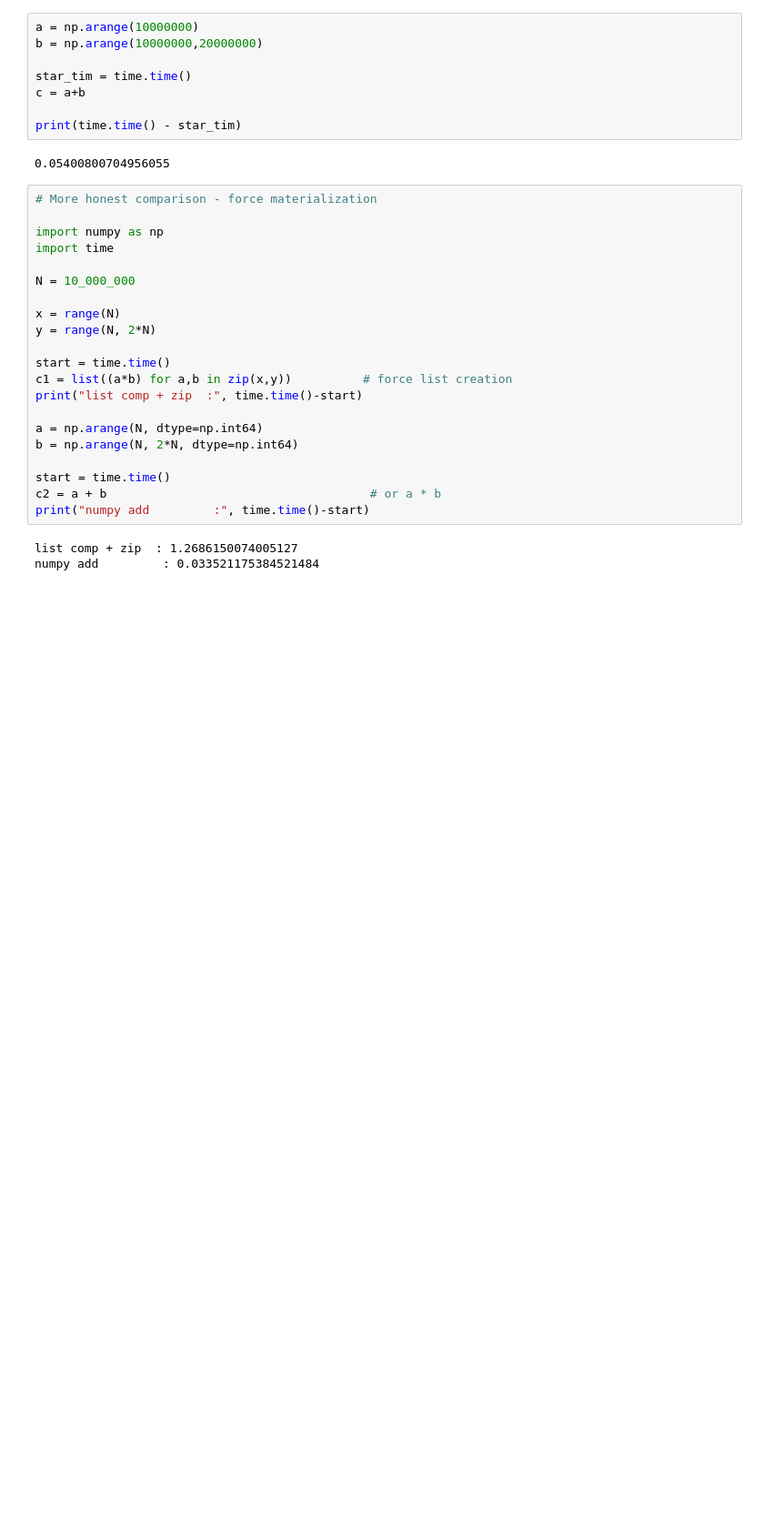
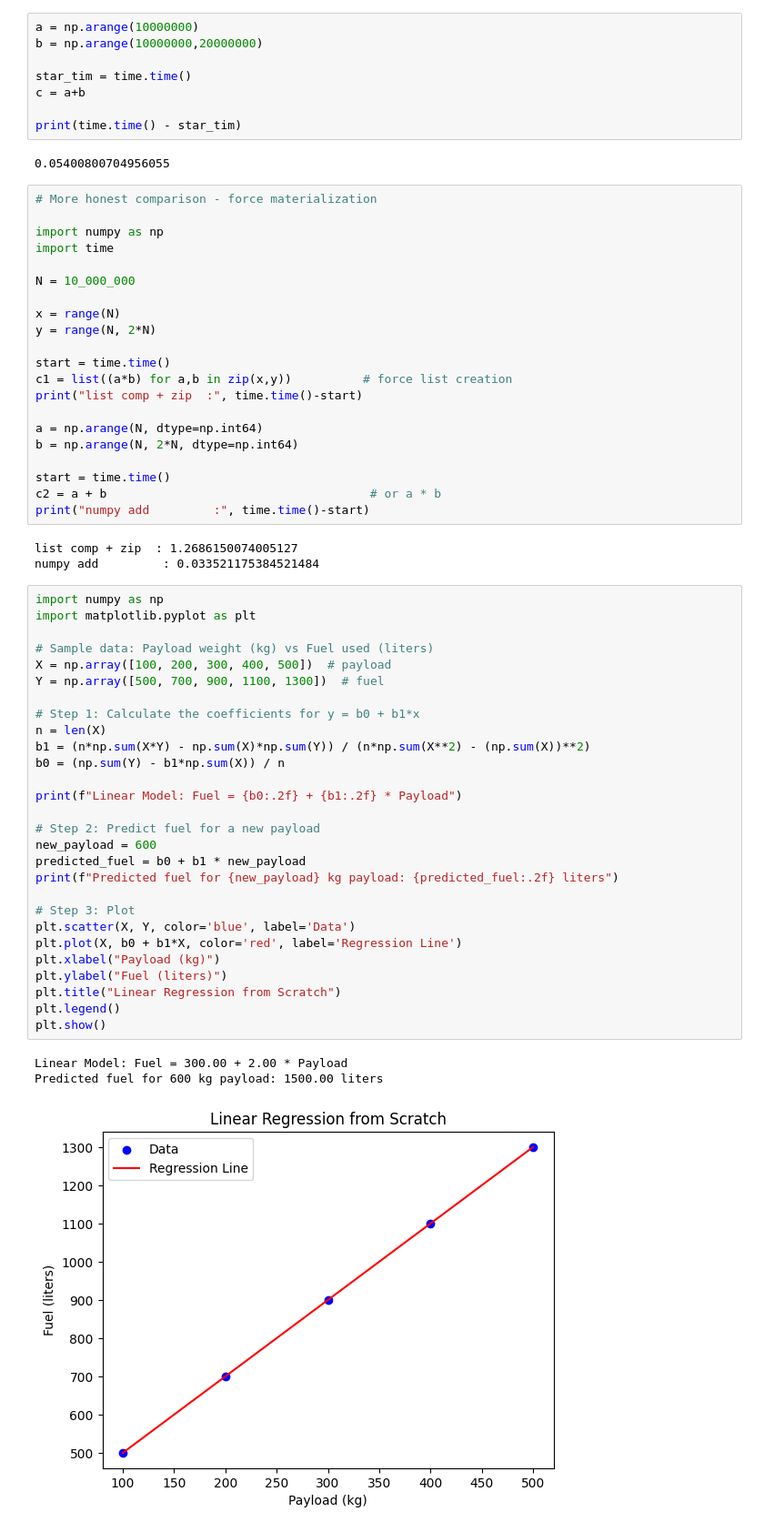
Before and after one commit to Adarsh-5harma/pypractice, a Jupyter notebook: Revise.ipynb, the cells around one changed output. Shown at 91% size. Drawn from its saved outputs; the diff is of its cells as text; blank space fills up the shorter version.

```diff
--- a/Revise.ipynb
+++ b/Revise.ipynb
@@ -435,3 +435,35 @@ print("numpy add         :", time.time()-start)
 # %% [output]
 list comp + zip  : 1.2686150074005127
 numpy add         : 0.033521175384521484
+# %%
+import numpy as np
+import matplotlib.pyplot as plt
+
+# Sample data: Payload weight (kg) vs Fuel used (liters)
+X = np.array([100, 200, 300, 400, 500])  # payload
+Y = np.array([500, 700, 900, 1100, 1300])  # fuel
+
+# Step 1: Calculate the coefficients for y = b0 + b1*x
+n = len(X)
+b1 = (n*np.sum(X*Y) - np.sum(X)*np.sum(Y)) / (n*np.sum(X**2) - (np.sum(X))**2)
+b0 = (np.sum(Y) - b1*np.sum(X)) / n
+
+print(f"Linear Model: Fuel = {b0:.2f} + {b1:.2f} * Payload")
+
+# Step 2: Predict fuel for a new payload
+new_payload = 600
+predicted_fuel = b0 + b1 * new_payload
+print(f"Predicted fuel for {new_payload} kg payload: {predicted_fuel:.2f} liters")
+
+# Step 3: Plot
+plt.scatter(X, Y, color='blue', label='Data')
+plt.plot(X, b0 + b1*X, color='red', label='Regression Line')
+plt.xlabel("Payload (kg)")
+plt.ylabel("Fuel (liters)")
+plt.title("Linear Regression from Scratch")
+plt.legend()
+plt.show()
+# %% [output]
+Linear Model: Fuel = 300.00 + 2.00 * Payload
+Predicted fuel for 600 kg payload: 1500.00 liters
+[figure, added]
```
Also changed, not shown: parts of 1 cell of this notebook.
